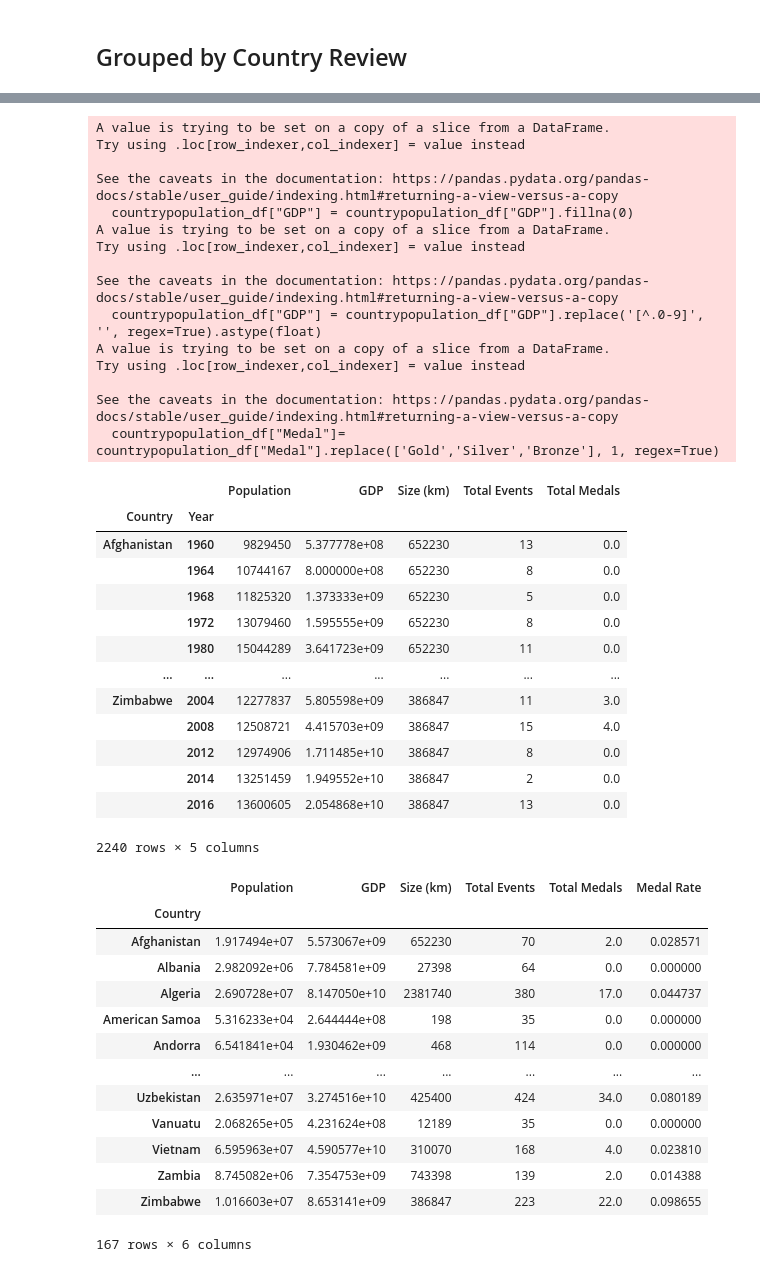
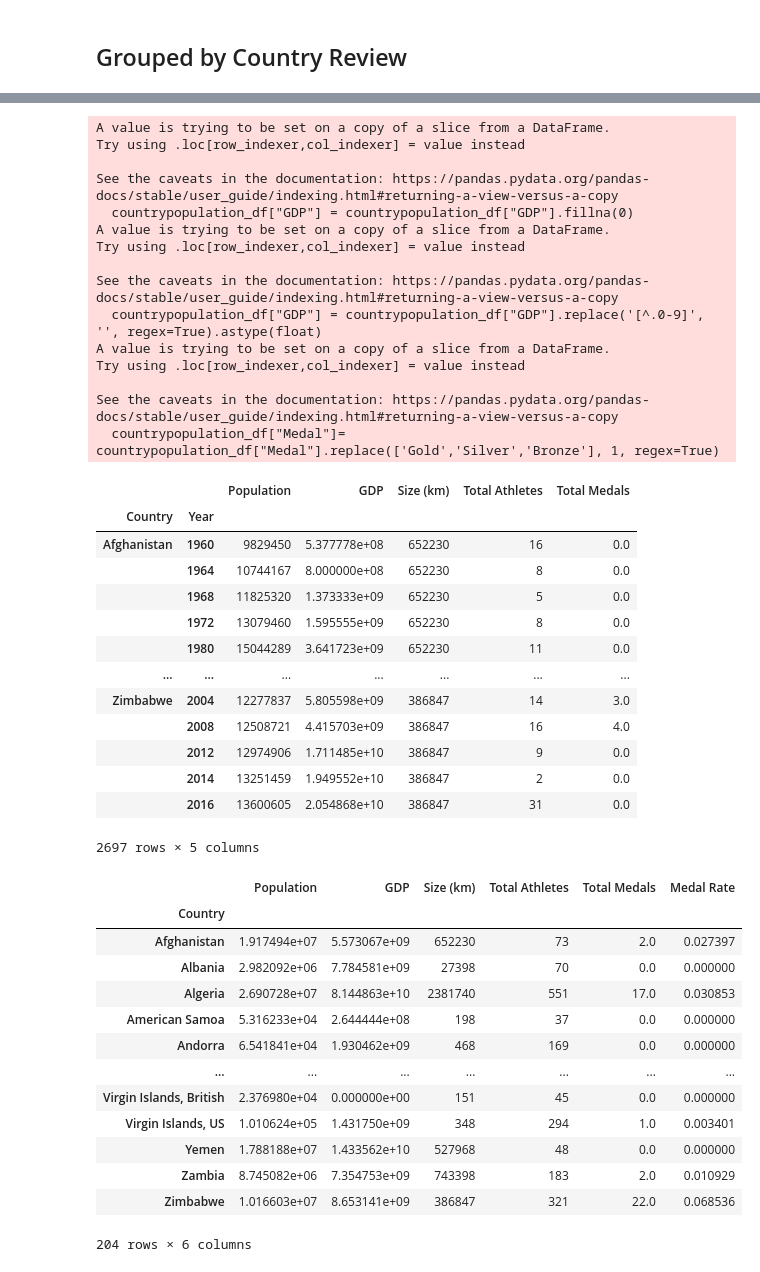
Before and after one commit to sak0213/perfect-10-group-project, a Jupyter notebook: country_df.ipynb, the cells around one changed output, grey strips where cells are left out. Cells and saved outputs as stored; diff of their text form; code cells hidden in the pictures.

```diff
--- a/country_df.ipynb
+++ b/country_df.ipynb
@@ -70,5 +70,5 @@ See the caveats in the documentation: https://pandas.pydata.org/pandas-docs/stab
 # %%
-countrypopulation_df = olympics_df[["region","Year","Event","Medal","Population","GDP","Area (sq km)"]]
+countrypopulation_df = olympics_df[["region","Year","Name","Medal","Population","GDP","Area (sq km)"]]
 
 countrypopulation_df["GDP"] = countrypopulation_df["GDP"].fillna(0)
 
@@ -80,14 +80,14 @@ countrypopulation_df= countrypopulation_df.rename(columns = {"region":"Country"}
 
 countrypopulation_group = countrypopulation_df.groupby(["Country","Year"])
 
-events = countrypopulation_group["Event"].nunique()
+athletes = countrypopulation_group["Name"].count()
 medals = countrypopulation_group["Medal"].sum()
 countrypopulation = countrypopulation_group["Population"].mean()
 GDP_country= countrypopulation_group["GDP"].mean()
 area_country = countrypopulation_group["Area (sq km)"].max()
 
 
-countrysuccess_df = pd.DataFrame({"Population":countrypopulation,"GDP":GDP_country,"Size (km)":area_country,"Total Events":events,"Total Medals":medals})
+countrysuccess_df = pd.DataFrame({"Population":countrypopulation,"GDP":GDP_country,"Size (km)":area_country,"Total Athletes":athletes,"Total Medals":medals})
 countrysuccess_df
 # %% [output]
 A value is trying to be set on a copy of a slice from a DataFrame.
@@ -105,56 +105,56 @@ Try using .loc[row_indexer,col_indexer] = value instead
 
 See the caveats in the documentation: https://pandas.pydata.org/pandas-docs/stable/user_guide/indexing.html#returning-a-view-versus-a-copy
   countrypopulation_df["Medal"]= countrypopulation_df["Medal"].replace(['Gold','Silver','Bronze'], 1, regex=True)
-|  |  | Population | GDP | Size (km) | Total Events | Total Medals |
+|  |  | Population | GDP | Size (km) | Total Athletes | Total Medals |
 | Country | Year |  |  |  |  |  |
-| Afghanistan | 1960 | 9829450 | 5.377778e+08 | 652230 | 13 | 0.0 |
+| Afghanistan | 1960 | 9829450 | 5.377778e+08 | 652230 | 16 | 0.0 |
 |  | 1964 | 10744167 | 8.000000e+08 | 652230 | 8 | 0.0 |
 |  | 1968 | 11825320 | 1.373333e+09 | 652230 | 5 | 0.0 |
 |  | 1972 | 13079460 | 1.595555e+09 | 652230 | 8 | 0.0 |
 |  | 1980 | 15044289 | 3.641723e+09 | 652230 | 11 | 0.0 |
 | ... | ... | ... | ... | ... | ... | ... |
-| Zimbabwe | 2004 | 12277837 | 5.805598e+09 | 386847 | 11 | 3.0 |
-|  | 2008 | 12508721 | 4.415703e+09 | 386847 | 15 | 4.0 |
-|  | 2012 | 12974906 | 1.711485e+10 | 386847 | 8 | 0.0 |
+| Zimbabwe | 2004 | 12277837 | 5.805598e+09 | 386847 | 14 | 3.0 |
+|  | 2008 | 12508721 | 4.415703e+09 | 386847 | 16 | 4.0 |
+|  | 2012 | 12974906 | 1.711485e+10 | 386847 | 9 | 0.0 |
 |  | 2014 | 13251459 | 1.949552e+10 | 386847 | 2 | 0.0 |
-|  | 2016 | 13600605 | 2.054868e+10 | 386847 | 13 | 0.0 |
+|  | 2016 | 13600605 | 2.054868e+10 | 386847 | 31 | 0.0 |
-2240 rows × 5 columns
+2697 rows × 5 columns
 # %%
 # # olympics_df = olympics_df.fillna("n/a")
 
 
 # medals = pd.DataFrame({"Medal": olympics_df["Medal"]})
 # medals = pd.get_dummies(medals)
 
 countrysuccess_group = countrysuccess_df.groupby(["Country"])
 
-events = countrysuccess_group["Total Events"].sum()
+athletes = countrysuccess_group["Total Athletes"].sum()
 medals = countrysuccess_group["Total Medals"].sum()
 countrypopulation = countrysuccess_group["Population"].mean()
 GDP_country= countrysuccess_group["GDP"].mean()
 area_country = countrysuccess_group["Size (km)"].max()
 
-success = medals / events
+success = medals / athletes
 
-country_df = pd.DataFrame({"Population":countrypopulation,"GDP":GDP_country,"Size (km)":area_country,"Total Events":events,"Total Medals":medals})
+country_df = pd.DataFrame({"Population":countrypopulation,"GDP":GDP_country,"Size (km)":area_country,"Total Athletes":athletes,"Total Medals":medals})
 
 
 
 country_df["Medal Rate"] = success
 
 country_df
 # %% [output]
-|  | Population | GDP | Size (km) | Total Events | Total Medals | Medal Rate |
+|  | Population | GDP | Size (km) | Total Athletes | Total Medals | Medal Rate |
 | Country |  |  |  |  |  |  |
-| Afghanistan | 1.917494e+07 | 5.573067e+09 | 652230 | 70 | 2.0 | 0.028571 |
-| Albania | 2.982092e+06 | 7.784581e+09 | 27398 | 64 | 0.0 | 0.000000 |
-| Algeria | 2.690728e+07 | 8.147050e+10 | 2381740 | 380 | 17.0 | 0.044737 |
-| American Samoa | 5.316233e+04 | 2.644444e+08 | 198 | 35 | 0.0 | 0.000000 |
-| Andorra | 6.541841e+04 | 1.930462e+09 | 468 | 114 | 0.0 | 0.000000 |
+| Afghanistan | 1.917494e+07 | 5.573067e+09 | 652230 | 73 | 2.0 | 0.027397 |
+| Albania | 2.982092e+06 | 7.784581e+09 | 27398 | 70 | 0.0 | 0.000000 |
+| Algeria | 2.690728e+07 | 8.144863e+10 | 2381740 | 551 | 17.0 | 0.030853 |
+| American Samoa | 5.316233e+04 | 2.644444e+08 | 198 | 37 | 0.0 | 0.000000 |
+| Andorra | 6.541841e+04 | 1.930462e+09 | 468 | 169 | 0.0 | 0.000000 |
 | ... | ... | ... | ... | ... | ... | ... |
-| Uzbekistan | 2.635971e+07 | 3.274516e+10 | 425400 | 424 | 34.0 | 0.080189 |
-| Vanuatu | 2.068265e+05 | 4.231624e+08 | 12189 | 35 | 0.0 | 0.000000 |
-| Vietnam | 6.595963e+07 | 4.590577e+10 | 310070 | 168 | 4.0 | 0.023810 |
-| Zambia | 8.745082e+06 | 7.354753e+09 | 743398 | 139 | 2.0 | 0.014388 |
-| Zimbabwe | 1.016603e+07 | 8.653141e+09 | 386847 | 223 | 22.0 | 0.098655 |
+| Virgin Islands, British | 2.376980e+04 | 0.000000e+00 | 151 | 45 | 0.0 | 0.000000 |
+| Virgin Islands, US | 1.010624e+05 | 1.431750e+09 | 348 | 294 | 1.0 | 0.003401 |
+| Yemen | 1.788188e+07 | 1.433562e+10 | 527968 | 48 | 0.0 | 0.000000 |
+| Zambia | 8.745082e+06 | 7.354753e+09 | 743398 | 183 | 2.0 | 0.010929 |
+| Zimbabwe | 1.016603e+07 | 8.653141e+09 | 386847 | 321 | 22.0 | 0.068536 |
-167 rows × 6 columns
+204 rows × 6 columns
```
Also changed, not shown: parts of 8 cells of this notebook, 2 other files.
